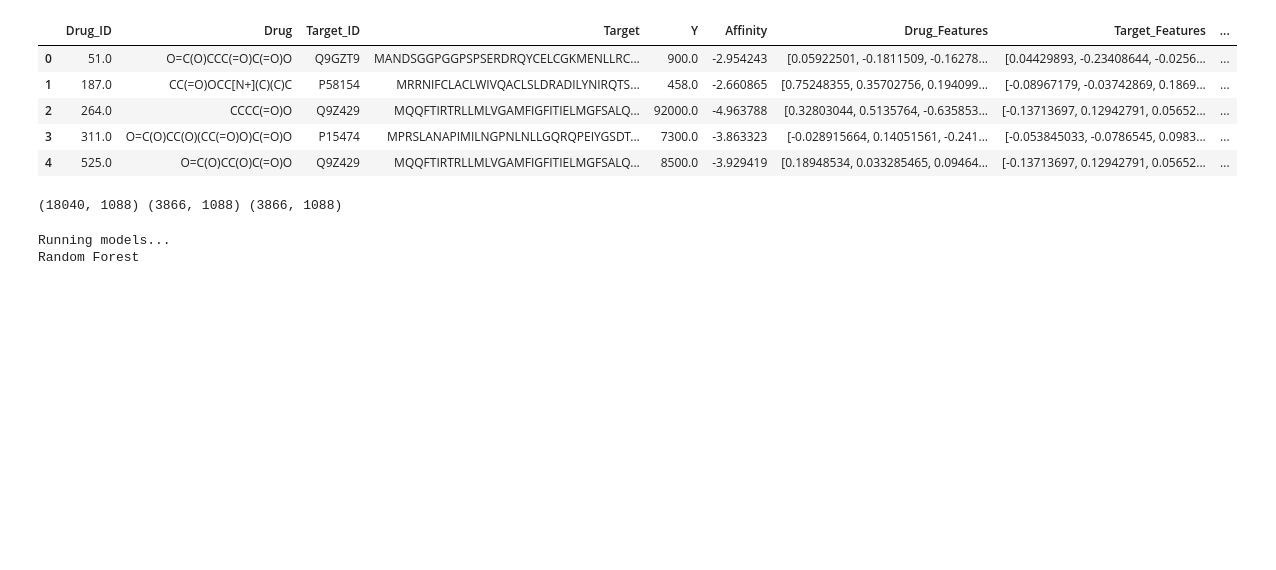
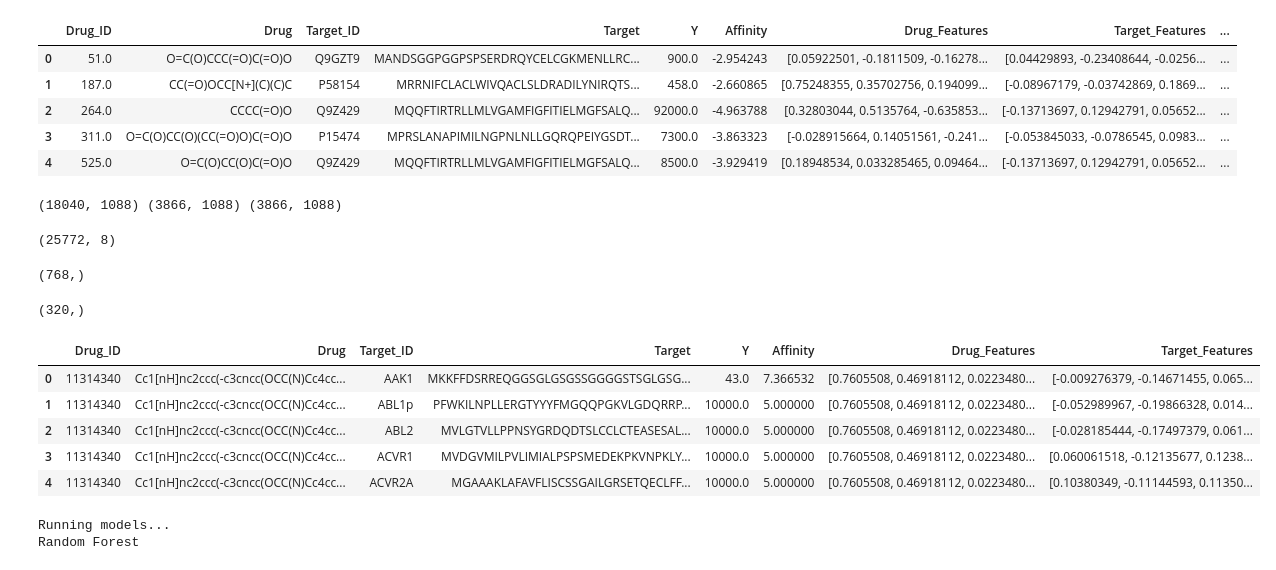
Before and after one commit to mmetalab/llm-drug-agent, a Jupyter notebook: Run_Load_DTI_Exploration.ipynb, the cells around one changed output. Cells and saved outputs as stored; diff of their text form; code cells hidden in the pictures; blank space fills up the shorter version.

Commit message:
Update code and data

```diff
--- a/Run_Load_DTI_Exploration.ipynb
+++ b/Run_Load_DTI_Exploration.ipynb
@@ -8,7 +8,7 @@ import torch
 bind_db = torch.load('D:\Drugllm\BindDB.pt', weights_only=False)
 # %%
 # Load the Davis dataset from a PyTorch file
-davis_db = torch.load('D:\Drugllm\Davis.pt', weights_only=False)
+davis_db = torch.load('D:\Drugllm\Drugtargetdata\Davis.pt', weights_only=False)
 # %%
 # Load the Kiba dataset from a PyTorch file
 kiba_db = torch.load('D:\Drugllm\Kiba.pt', weights_only=False)
@@ -262,7 +262,7 @@ def evaluate_model(model_name, model, X_train, y_train, X_val, y_val, X_test, y_
 SEED = 42
 
 # Create a copy of the Davis dataset for training and testing
-dti_data = davis_db.copy()
+dti_data = davis_db.copy().reset_index(drop=True)
 
 # Split the dataset into training, validation, and test sets
 train_df, temp_df = train_test_split(dti_data, test_size=0.3, random_state=SEED)
@@ -278,6 +278,27 @@ y_train, y_val, y_test = train_df['Affinity'], val_df['Affinity'], test_df['Affi
 print(X_train.shape, X_val.shape, X_test.shape)
 # %% [output]
 (18040, 1088) (3866, 1088) (3866, 1088)
+# %%
+dti_data.shape
+# %% [output]
+(25772, 8)
+# %%
+dti_data.loc[1]['Drug_Features'].shape
+# %% [output]
+(768,)
+# %%
+dti_data.loc[1]['Target_Features'].shape
+# %% [output]
+(320,)
+# %%
+dti_data.head()
+# %% [output]
+|  | Drug_ID | Drug | Target_ID | Target | Y | Affinity | Drug_Features | Target_Features |
+| 0 | 11314340 | Cc1[nH]nc2ccc(-c3cncc(OCC(N)Cc4cc... | AAK1 | MKKFFDSRREQGGSGLGSGSSGGGGSTSGLGSG... | 43.0 | 7.366532 | [0.7605508, 0.46918112, 0.0223480... | [-0.009276379, -0.14671455, 0.065... |
+| 1 | 11314340 | Cc1[nH]nc2ccc(-c3cncc(OCC(N)Cc4cc... | ABL1p | PFWKILNPLLERGTYYYFMGQQPGKVLGDQRRP... | 10000.0 | 5.000000 | [0.7605508, 0.46918112, 0.0223480... | [-0.052989967, -0.19866328, 0.014... |
+| 2 | 11314340 | Cc1[nH]nc2ccc(-c3cncc(OCC(N)Cc4cc... | ABL2 | MVLGTVLLPPNSYGRDQDTSLCCLCTEASESAL... | 10000.0 | 5.000000 | [0.7605508, 0.46918112, 0.0223480... | [-0.028185444, -0.17497379, 0.061... |
+| 3 | 11314340 | Cc1[nH]nc2ccc(-c3cncc(OCC(N)Cc4cc... | ACVR1 | MVDGVMILPVLIMIALPSPSMEDEKPKVNPKLY... | 10000.0 | 5.000000 | [0.7605508, 0.46918112, 0.0223480... | [0.060061518, -0.12135677, 0.1238... |
+| 4 | 11314340 | Cc1[nH]nc2ccc(-c3cncc(OCC(N)Cc4cc... | ACVR2A | MGAAAKLAFAVFLISCSSGAILGRSETQECLFF... | 10000.0 | 5.000000 | [0.7605508, 0.46918112, 0.0223480... | [0.10380349, -0.11144593, 0.11350... |
 # %%
 # Scale the feature matrices for models that require normalized input
 scaler = StandardScaler()
```
Also changed, not shown: 10 other files.
